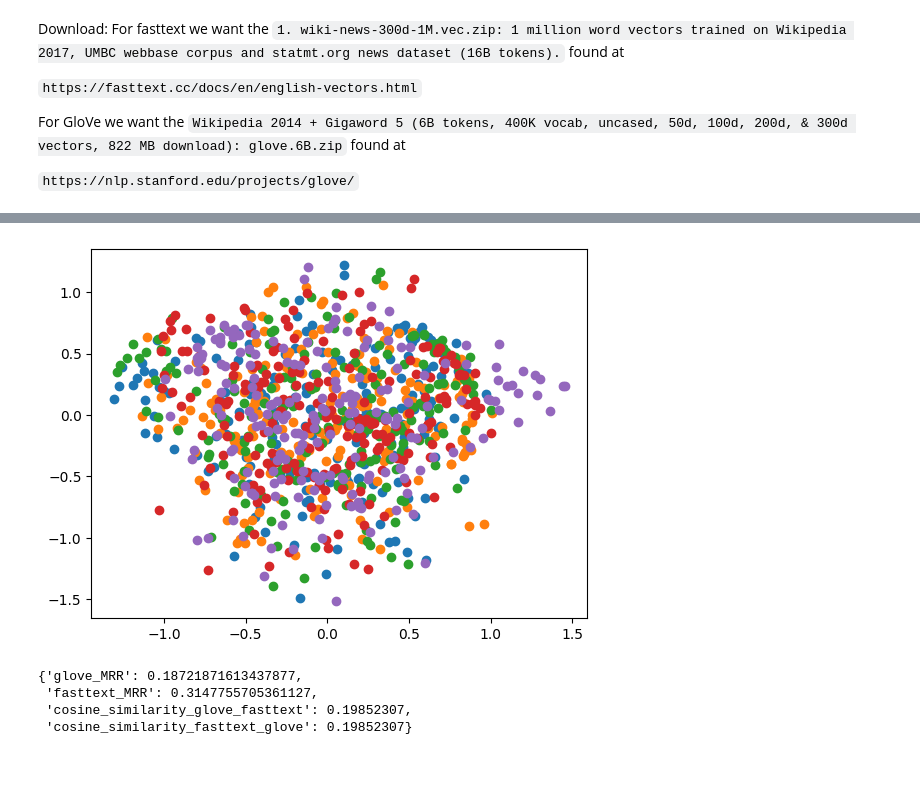
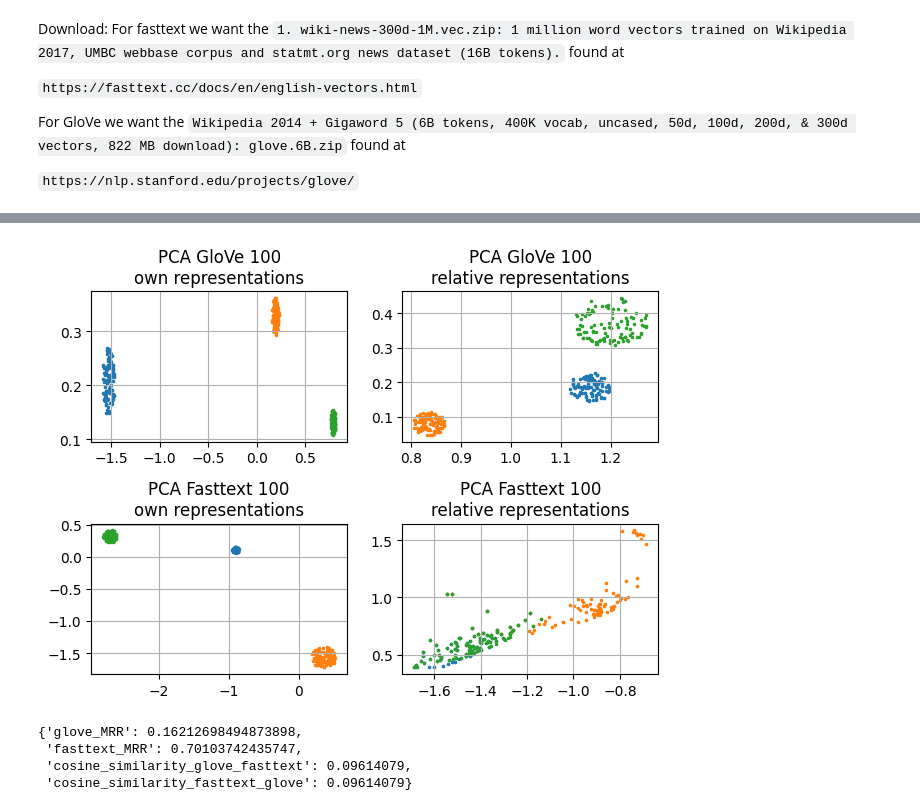
Before and after one commit to robinbraagaard/Signals-and-Data-Autumn-2024-student, a Jupyter notebook: week_10/relative_representations.ipynb, the cells around one changed output, grey strips where cells are left out. Saved outputs shown, nothing was run; the diff lists cells and outputs as text; code cells hidden in the pictures; blank space fills up the shorter version.

```diff
--- a/week_10/relative_representations.ipynb
+++ b/week_10/relative_representations.ipynb
@@ -60,5 +60,5 @@ def ensure_intersection_keys(dict1, dict2):
 # %%
-n_words = 2_000
+n_words = 200_000
 filename_glove = join("glove.6B", "glove.6B.300d.txt")
 embeddings_dict_glove = load_vectors_from_file(filename_glove, n_words=n_words)
 # %% [output]
@@ -159,11 +158,34 @@ def visualize_clusters(pca_results, name='', y_lim=(None,), x_lim=(None,)):
-# %%
-n_centers = 5
-n_points_visualisation = 200
-centers_glove = sample_cluster_centers(embeddings_dict_glove, n=n_centers)
-pca_glove = create_2d_clusters(centers_glove, embeddings=relative_representations_glove, n_neighbors=n_points_visualisation)
-visualize_clusters(pca_glove)
-# %% [output]
-[figure, removed]
+# %%
+n_centers = 3
+n_points_visualisation = 100
+
+centers_glove = sample_cluster_centers(embeddings_dict_glove, n=n_centers)
+own_representations_glove = np.vstack(list(embeddings_dict_glove.values()))
+
+centers_fasttext = sample_cluster_centers(embeddings_dict_glove, n=n_centers)
+own_representations_fasttext = np.vstack(list(embeddings_dict_glove.values()))
+# %%
+pca_glove_own = create_2d_clusters(centers_glove, embeddings=own_representations_glove, n_neighbors=n_points_visualisation)
+
+pca_fasttext_own = create_2d_clusters(centers_fasttext, embeddings=own_representations_fasttext, n_neighbors=n_points_visualisation)
+
+pca_glove_relative = create_2d_clusters(centers_glove, embeddings=relative_representations_glove, n_neighbors=n_points_visualisation)
+
+pca_fasttext_relative = create_2d_clusters(centers_fasttext, embeddings=relative_representations_fasttext, n_neighbors=n_points_visualisation)
+# %%
+fig, axs = plt.subplots(nrows=2, ncols=2)
+plt.sca(axs[0, 0])
+visualize_clusters(pca_glove_own, f'PCA GloVe {n_points_visualisation}\nown representations')
+plt.sca(axs[1, 0])
+visualize_clusters(pca_fasttext_own, f'PCA Fasttext {n_points_visualisation}\nown representations')
+plt.sca(axs[0, 1])
+visualize_clusters(pca_glove_relative, f'PCA GloVe {n_points_visualisation}\nrelative representations')
+plt.sca(axs[1, 1])
+visualize_clusters(pca_fasttext_relative, f'PCA Fasttext {n_points_visualisation}\nrelative representations')
+
+plt.tight_layout()
+# %% [output]
+[figure, added]
 # %%
 def jaccard_similarity(vector, matrix):
     """
@@ -241,7 +263,7 @@ def calculate_metrics(repr1, repr2, name1, name2, dict1, dict2, K=10):
 # %%
 calculate_metrics(repr1=relative_representations_glove, repr2=relative_representations_fasttext, name1='glove', name2='fasttext', dict1=embeddings_dict_glove, dict2=embeddings_dict_fasttext)
 # %% [output]
-{'glove_MRR': 0.18721871613437877,
- 'fasttext_MRR': 0.3147755705361127,
- 'cosine_similarity_glove_fasttext': 0.19852307,
- 'cosine_similarity_fasttext_glove': 0.19852307}
+{'glove_MRR': 0.16212698494873898,
+ 'fasttext_MRR': 0.70103742435747,
+ 'cosine_similarity_glove_fasttext': 0.09614079,
+ 'cosine_similarity_fasttext_glove': 0.09614079}
```
Also changed, not shown: parts of 5 cells of this notebook.
